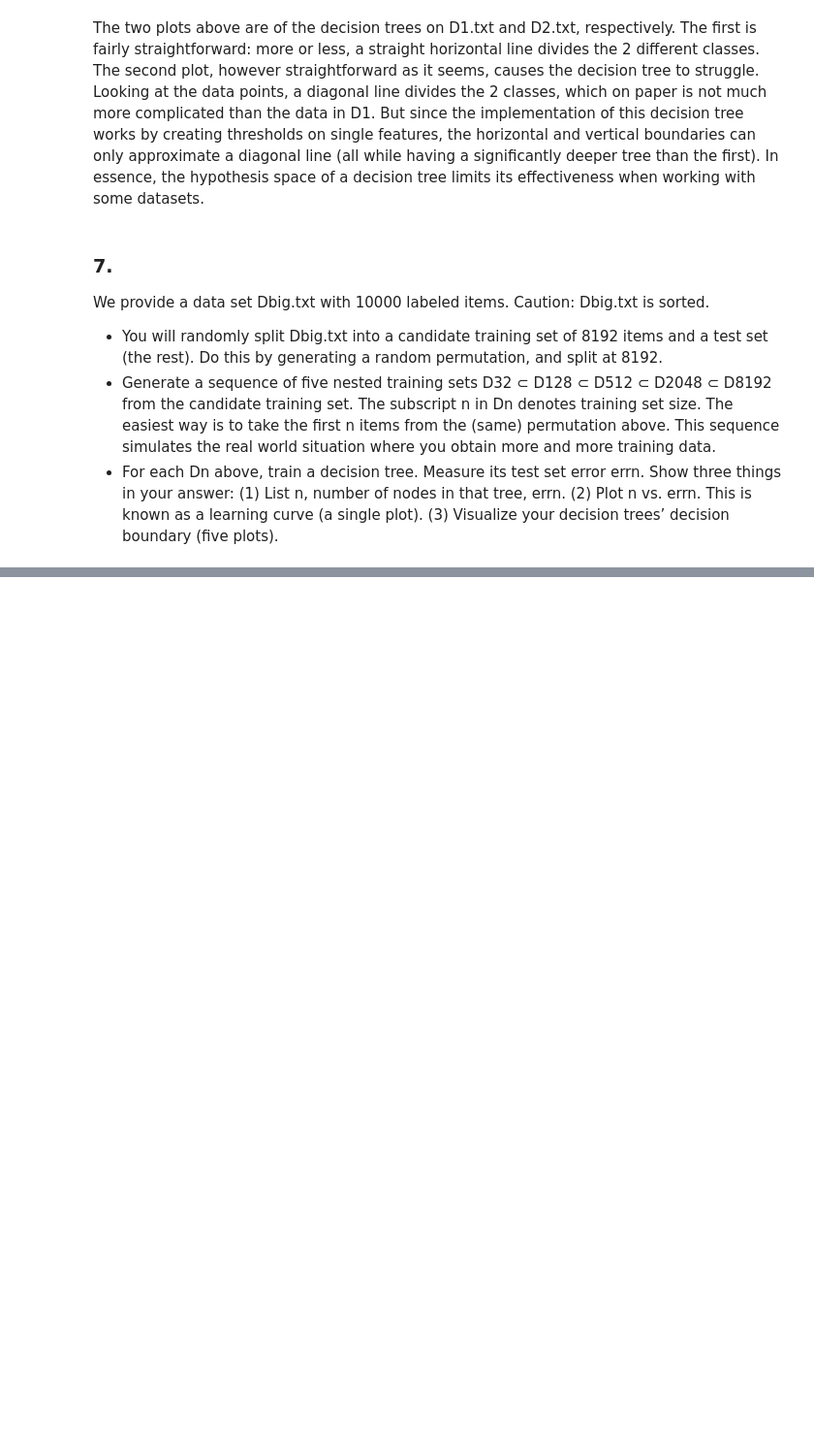
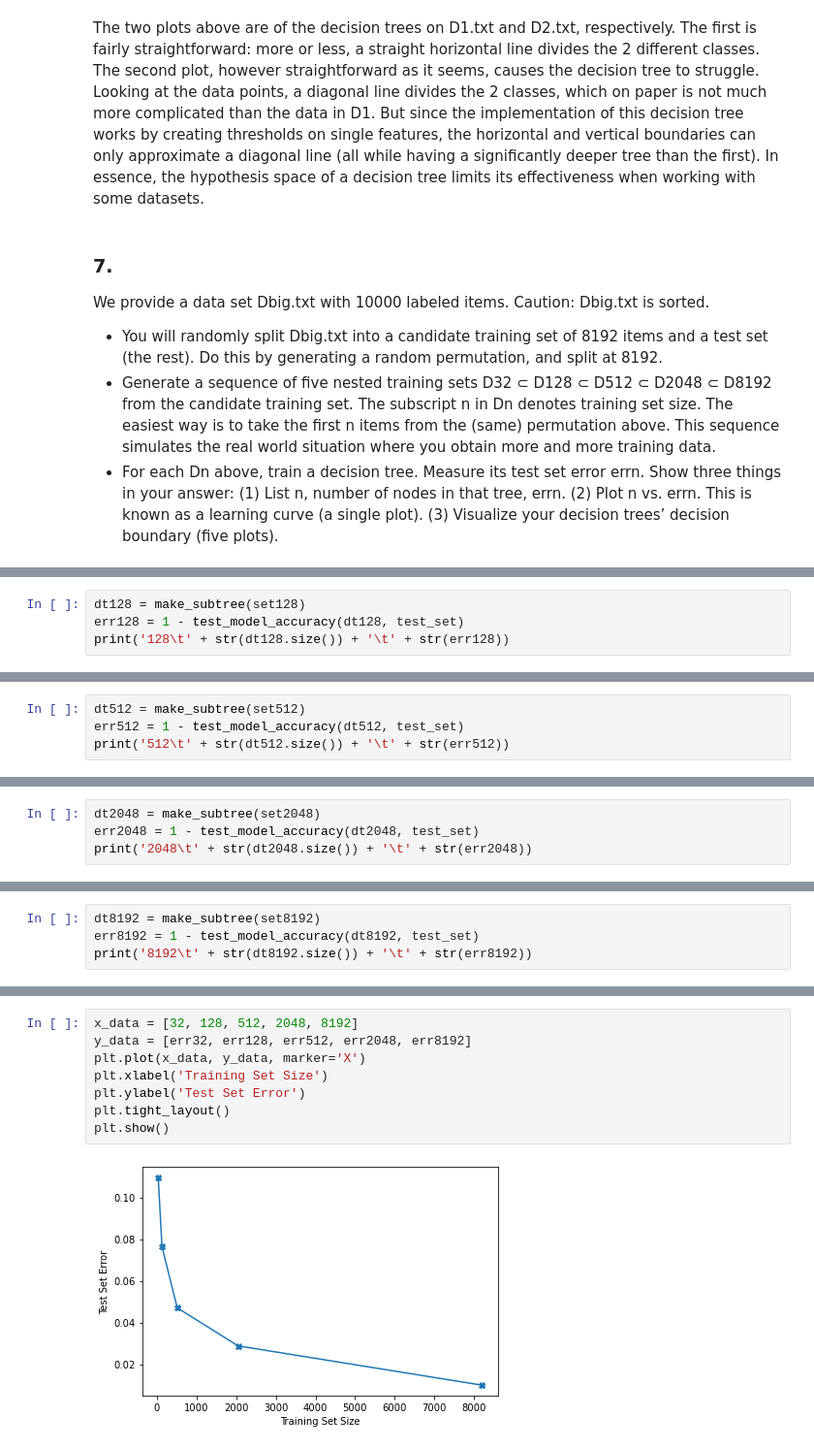
Before and after one commit to Nick-Boddy/CS760-HW2-DecisionTree, a Jupyter notebook: decisiontree.ipynb, the cells around one changed output, grey strips where cells are left out. Shown: that part at 97% size. Drawn from its saved outputs; the diff is of its cells as text; blank space fills up the shorter version.

```diff
--- a/decisiontree.ipynb
+++ b/decisiontree.ipynb
@@ -380,0 +419,4 @@ dt32 = make_subtree(set32)
+# %%
+dt128 = make_subtree(set128)
+err128 = 1 - test_model_accuracy(dt128, test_set)
+print('128\t' + str(dt128.size()) + '\t' + str(err128))
@@ -380,0 +425,4 @@ dt32 = make_subtree(set32)
+# %%
+dt512 = make_subtree(set512)
+err512 = 1 - test_model_accuracy(dt512, test_set)
+print('512\t' + str(dt512.size()) + '\t' + str(err512))
@@ -380,0 +431,4 @@ dt32 = make_subtree(set32)
+# %%
+dt2048 = make_subtree(set2048)
+err2048 = 1 - test_model_accuracy(dt2048, test_set)
+print('2048\t' + str(dt2048.size()) + '\t' + str(err2048))
@@ -380,0 +437,4 @@ dt32 = make_subtree(set32)
+# %%
+dt8192 = make_subtree(set8192)
+err8192 = 1 - test_model_accuracy(dt8192, test_set)
+print('8192\t' + str(dt8192.size()) + '\t' + str(err8192))
@@ -380,0 +457,10 @@ dt32 = make_subtree(set32)
+# %%
+x_data = [32, 128, 512, 2048, 8192]
+y_data = [err32, err128, err512, err2048, err8192]
+plt.plot(x_data, y_data, marker='X')
+plt.xlabel('Training Set Size')
+plt.ylabel('Test Set Error')
+plt.tight_layout()
+plt.show()
+# %% [output]
+[figure, added]
```
Also changed, not shown: parts of 17 cells of this notebook.
